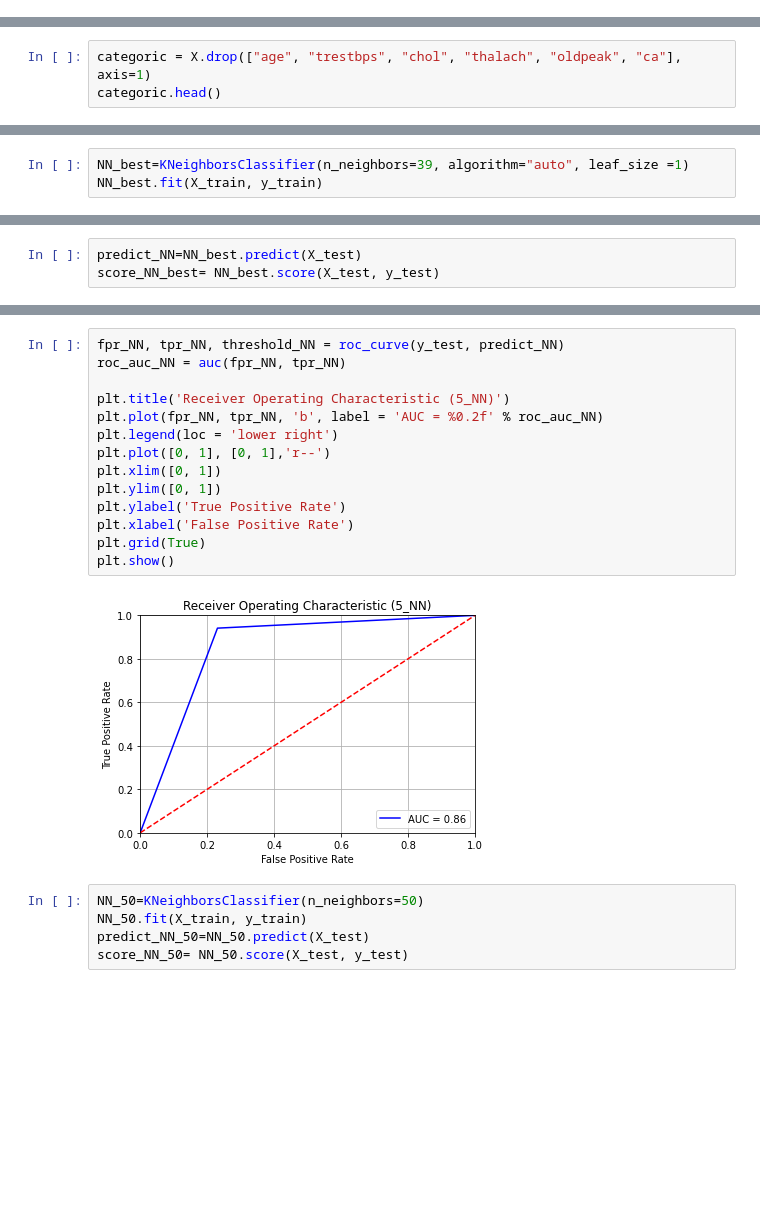
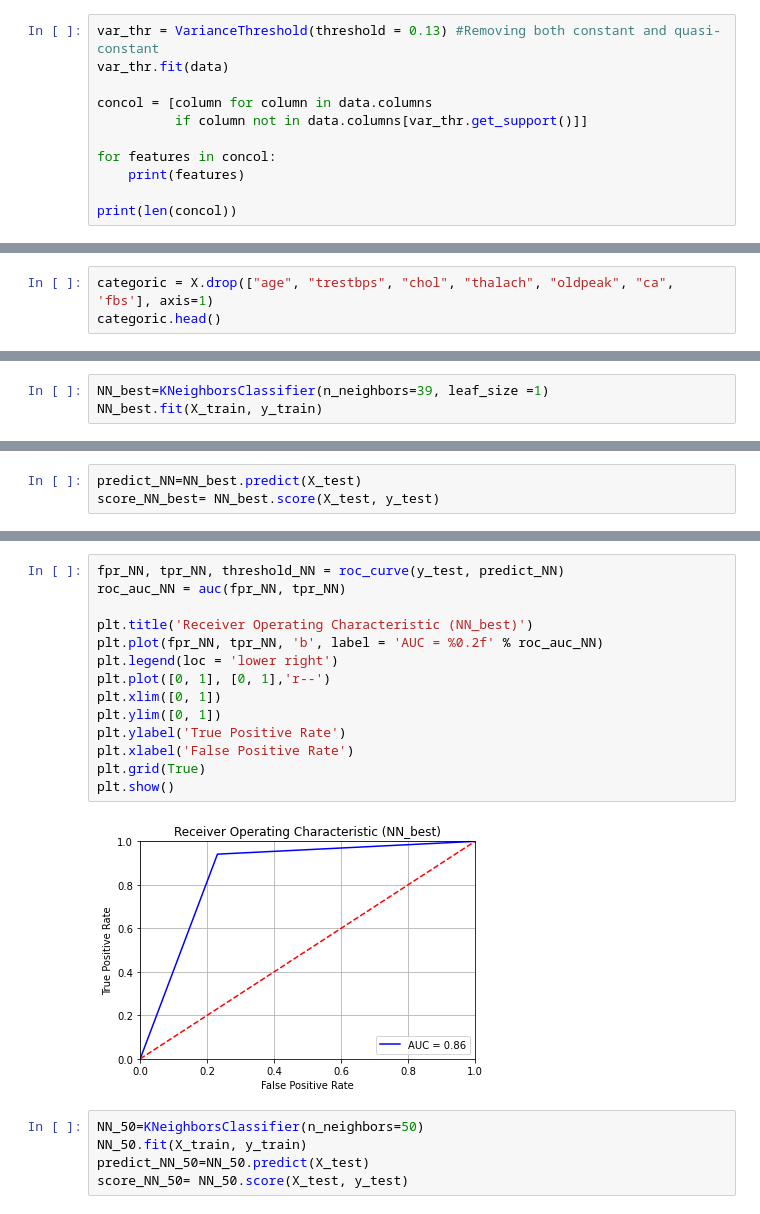
Before and after one commit to JOmarCuenca/Proyecto-Integrador-Cabrera, a Jupyter notebook: final_project/heart_attack_prediction-KNN.ipynb, the cells around one changed output, grey strips where cells are left out. Saved outputs shown, nothing was run; the diff lists cells and outputs as text; blank space fills up the shorter version.

```diff
--- a/final_project/heart_attack_prediction-KNN.ipynb
+++ b/final_project/heart_attack_prediction-KNN.ipynb
@@ -55,0 +60,11 @@ memory usage: 33.3 KB
+# %%
+var_thr = VarianceThreshold(threshold = 0.13) #Removing both constant and quasi-constant
+var_thr.fit(data)
+
+concol = [column for column in data.columns
+          if column not in data.columns[var_thr.get_support()]]
+
+for features in concol:
+    print(features)
+
+print(len(concol))
@@ -428,6 +457,6 @@ dtype: int64
 # %% [markdown]
 ## We need to divide the categoric from the continuous values to standardize the numeric values, but not the categorical ones.
 # %%
-categoric = X.drop(["age", "trestbps", "chol", "thalach", "oldpeak", "ca"], axis=1)
+categoric = X.drop(["age", "trestbps", "chol", "thalach", "oldpeak", "ca", 'fbs'], axis=1)
 categoric.head()
 # %% [output]
@@ -658,7 +628,7 @@ print(grid.best_params_)
 # %% [markdown]
 # KNN: Mejores resultados
 # %%
-NN_best=KNeighborsClassifier(n_neighbors=39, algorithm="auto", leaf_size =1)
+NN_best=KNeighborsClassifier(n_neighbors=39, leaf_size =1)
 NN_best.fit(X_train, y_train)
 # %% [output]
 KNeighborsClassifier(leaf_size=1, n_neighbors=39)
@@ -668,19 +646,19 @@ score_NN_best= NN_best.score(X_test, y_test)
 # %%
 fpr_NN, tpr_NN, threshold_NN = roc_curve(y_test, predict_NN)
 roc_auc_NN = auc(fpr_NN, tpr_NN)
 
-plt.title('Receiver Operating Characteristic (5_NN)')
+plt.title('Receiver Operating Characteristic (NN_best)')
 plt.plot(fpr_NN, tpr_NN, 'b', label = 'AUC = %0.2f' % roc_auc_NN)
 plt.legend(loc = 'lower right')
 plt.plot([0, 1], [0, 1],'r--')
 plt.xlim([0, 1])
 plt.ylim([0, 1])
 plt.ylabel('True Positive Rate')
 plt.xlabel('False Positive Rate')
 plt.grid(True)
 plt.show()
 # %% [output]
-[figure, old version]
+[figure, new version]
 # %%
 NN_50=KNeighborsClassifier(n_neighbors=50)
 NN_50.fit(X_train, y_train)
```
Also changed, not shown: parts of 19 cells of this notebook.
